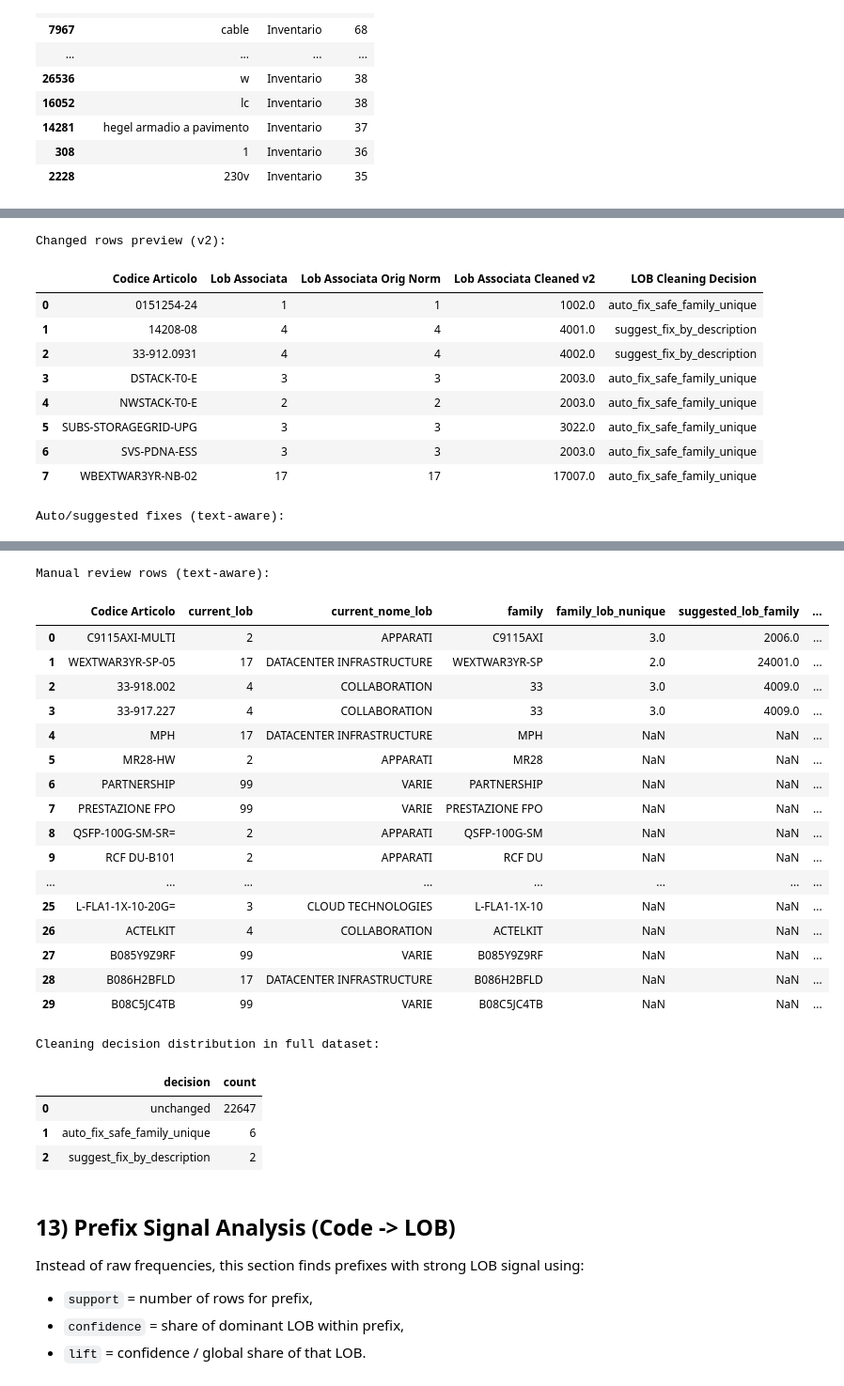
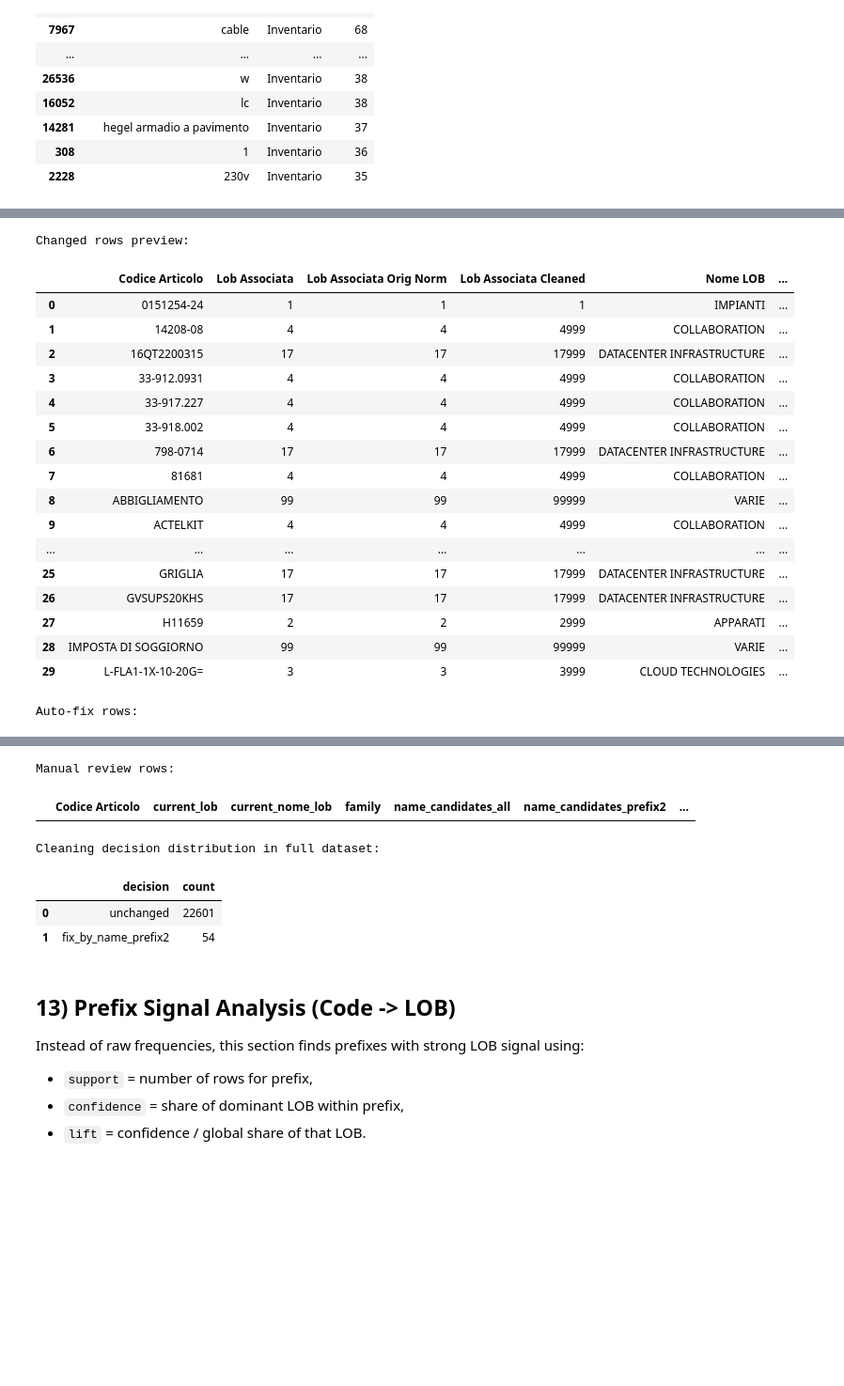
Before and after one commit to unibo-dtm-2526-VEMSistemi/vem-product, a Jupyter notebook: Classification pattern/EDA.ipynb, the cells around one changed output, grey strips where cells are left out. Shown at 94% size. Saved outputs shown, nothing was run; the diff lists cells and outputs as text; code cells hidden in the pictures; blank space fills up the shorter version.

Commit message:
Refine LOB cleaning rules and sync EDA data preparation block

```diff
--- a/Classification pattern/EDA.ipynb
+++ b/Classification pattern/EDA.ipynb
@@ -445,29 +457,39 @@ Remaining manual/no-evidence rows: 46
 # %%
-changed_v2_df = pd.read_csv(changed_path)
-auto_fix_text_df = pd.read_csv(auto_path)
-manual_text_df = pd.read_csv(manual_path)
-cleaned_v2_df = pd.read_csv(cleaned_path)
+changed_df = pd.read_csv(changed_path)
+auto_fix_df = pd.read_csv(auto_path)
+manual_df = pd.read_csv(manual_path)
+cleaned_df = pd.read_csv(cleaned_path)
 
-print('Changed rows preview (v2):')
-display(changed_v2_df.head(30))
+print('Changed rows preview:')
+display(changed_df.head(30))
 
-print('Auto/suggested fixes (text-aware):')
-display(auto_fix_text_df.head(30))
+print('Auto-fix rows:')
+display(auto_fix_df.head(30))
 
-print('Manual review rows (text-aware):')
-display(manual_text_df.head(30))
+print('Manual review rows:')
+display(manual_df.head(30))
 
 print('Cleaning decision distribution in full dataset:')
-display(cleaned_v2_df['LOB Cleaning Decision'].value_counts(dropna=False).rename_axis('decision').reset_index(name='count'))
+col = 'LOB Cleaning Decision' if 'LOB Cleaning Decision' in cleaned_df.columns else None
+if col:
+    display(cleaned_df[col].value_counts(dropna=False).rename_axis('decision').reset_index(name='count'))
 # %% [output]
-Changed rows preview (v2):
+Changed rows preview:
-|  | Codice Articolo | Lob Associata | Lob Associata Orig Norm | Lob Associata Cleaned v2 | LOB Cleaning Decision |
-| 0 | 0151254-24 | 1 | 1 | 1002.0 | auto_fix_safe_family_unique |
-| 1 | 14208-08 | 4 | 4 | 4001.0 | suggest_fix_by_description |
-| 2 | 33-912.0931 | 4 | 4 | 4002.0 | suggest_fix_by_description |
-| 3 | DSTACK-T0-E | 3 | 3 | 2003.0 | auto_fix_safe_family_unique |
-| 4 | NWSTACK-T0-E | 2 | 2 | 2003.0 | auto_fix_safe_family_unique |
-| 5 | SUBS-STORAGEGRID-UPG | 3 | 3 | 3022.0 | auto_fix_safe_family_unique |
-| 6 | SVS-PDNA-ESS | 3 | 3 | 2003.0 | auto_fix_safe_family_unique |
-| 7 | WBEXTWAR3YR-NB-02 | 17 | 17 | 17007.0 | auto_fix_safe_family_unique |
+|  | Codice Articolo | Lob Associata | Lob Associata Orig Norm | Lob Associata Cleaned | Nome LOB | ... |
+| 0 | 0151254-24 | 1 | 1 | 1 | IMPIANTI | ... |
+| 1 | 14208-08 | 4 | 4 | 4999 | COLLABORATION | ... |
+| 2 | 16QT2200315 | 17 | 17 | 17999 | DATACENTER INFRASTRUCTURE | ... |
+| 3 | 33-912.0931 | 4 | 4 | 4999 | COLLABORATION | ... |
+| 4 | 33-917.227 | 4 | 4 | 4999 | COLLABORATION | ... |
+| 5 | 33-918.002 | 4 | 4 | 4999 | COLLABORATION | ... |
+| 6 | 798-0714 | 17 | 17 | 17999 | DATACENTER INFRASTRUCTURE | ... |
+| 7 | 81681 | 4 | 4 | 4999 | COLLABORATION | ... |
+| 8 | ABBIGLIAMENTO | 99 | 99 | 99999 | VARIE | ... |
+| 9 | ACTELKIT | 4 | 4 | 4999 | COLLABORATION | ... |
+| ... | ... | ... | ... | ... | ... | ... |
+| 25 | GRIGLIA | 17 | 17 | 17999 | DATACENTER INFRASTRUCTURE | ... |
+| 26 | GVSUPS20KHS | 17 | 17 | 17999 | DATACENTER INFRASTRUCTURE | ... |
+| 27 | H11659 | 2 | 2 | 2999 | APPARATI | ... |
+| 28 | IMPOSTA DI SOGGIORNO | 99 | 99 | 99999 | VARIE | ... |
+| 29 | L-FLA1-1X-10-20G= | 3 | 3 | 3999 | CLOUD TECHNOLOGIES | ... |
-Auto/suggested fixes (text-aware):
+Auto-fix rows:
@@ -483,26 +513,9 @@ Auto/suggested fixes (text-aware):
-Manual review rows (text-aware):
+Manual review rows:
-|  | Codice Articolo | current_lob | current_nome_lob | family | family_lob_nunique | suggested_lob_family | ... |
-| 0 | C9115AXI-MULTI | 2 | APPARATI | C9115AXI | 3.0 | 2006.0 | ... |
-| 1 | WEXTWAR3YR-SP-05 | 17 | DATACENTER INFRASTRUCTURE | WEXTWAR3YR-SP | 2.0 | 24001.0 | ... |
-| 2 | 33-918.002 | 4 | COLLABORATION | 33 | 3.0 | 4009.0 | ... |
-| 3 | 33-917.227 | 4 | COLLABORATION | 33 | 3.0 | 4009.0 | ... |
-| 4 | MPH | 17 | DATACENTER INFRASTRUCTURE | MPH | NaN | NaN | ... |
-| 5 | MR28-HW | 2 | APPARATI | MR28 | NaN | NaN | ... |
-| 6 | PARTNERSHIP | 99 | VARIE | PARTNERSHIP | NaN | NaN | ... |
-| 7 | PRESTAZIONE FPO | 99 | VARIE | PRESTAZIONE FPO | NaN | NaN | ... |
-| 8 | QSFP-100G-SM-SR= | 2 | APPARATI | QSFP-100G-SM | NaN | NaN | ... |
-| 9 | RCF DU-B101 | 2 | APPARATI | RCF DU | NaN | NaN | ... |
-| ... | ... | ... | ... | ... | ... | ... | ... |
-| 25 | L-FLA1-1X-10-20G= | 3 | CLOUD TECHNOLOGIES | L-FLA1-1X-10 | NaN | NaN | ... |
-| 26 | ACTELKIT | 4 | COLLABORATION | ACTELKIT | NaN | NaN | ... |
-| 27 | B085Y9Z9RF | 99 | VARIE | B085Y9Z9RF | NaN | NaN | ... |
-| 28 | B086H2BFLD | 17 | DATACENTER INFRASTRUCTURE | B086H2BFLD | NaN | NaN | ... |
-| 29 | B08C5JC4TB | 99 | VARIE | B08C5JC4TB | NaN | NaN | ... |
+|  | Codice Articolo | current_lob | current_nome_lob | family | name_candidates_all | name_candidates_prefix2 | ... |
 Cleaning decision distribution in full dataset:
 |  | decision | count |
-| 0 | unchanged | 22647 |
-| 1 | auto_fix_safe_family_unique | 6 |
-| 2 | suggest_fix_by_description | 2 |
+| 0 | unchanged | 22601 |
+| 1 | fix_by_name_prefix2 | 54 |
 # %% [markdown]
 ## 13) Prefix Signal Analysis (Code -> LOB)
 
```
Also changed, not shown: parts of 3 cells of this notebook, 12 other files.
